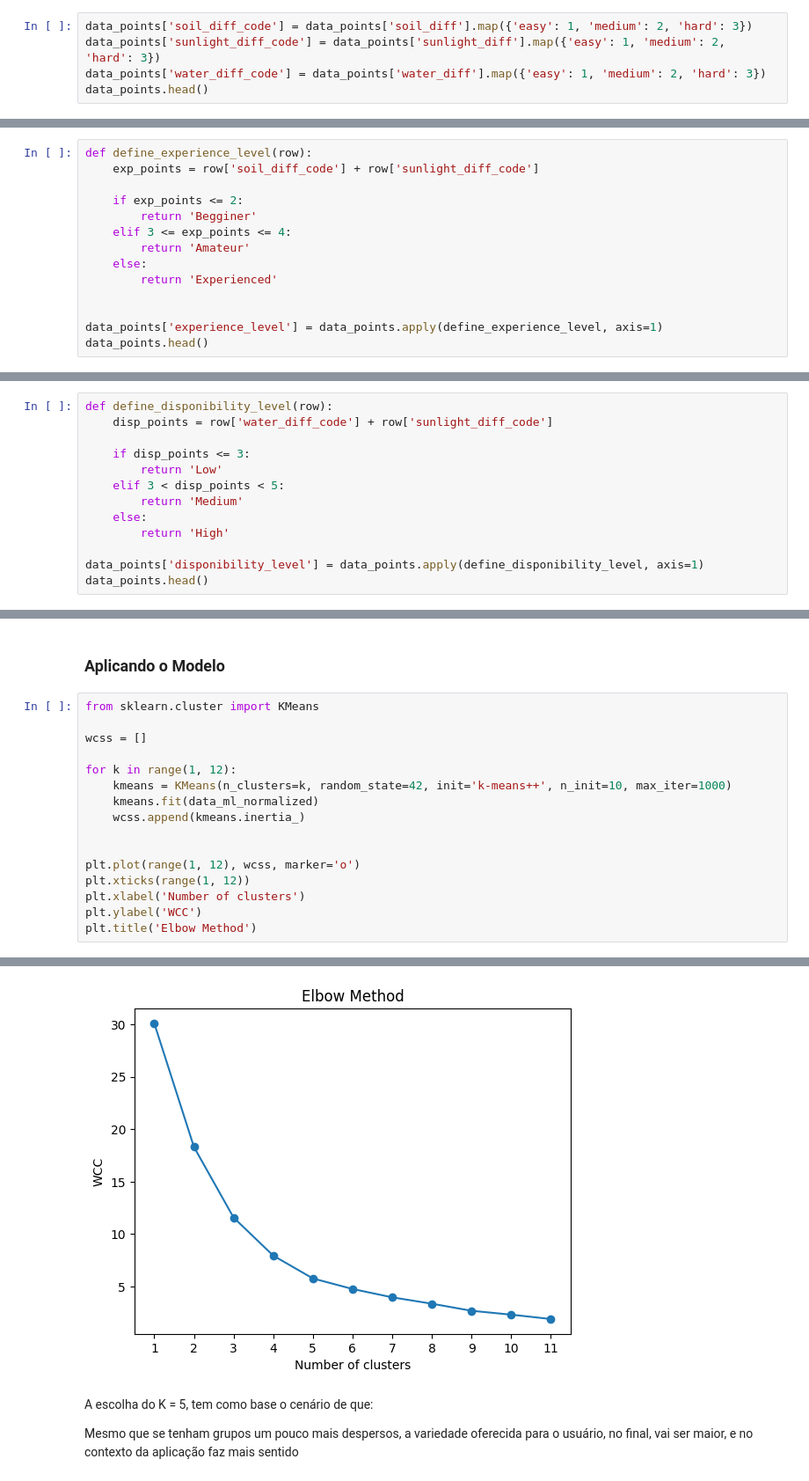
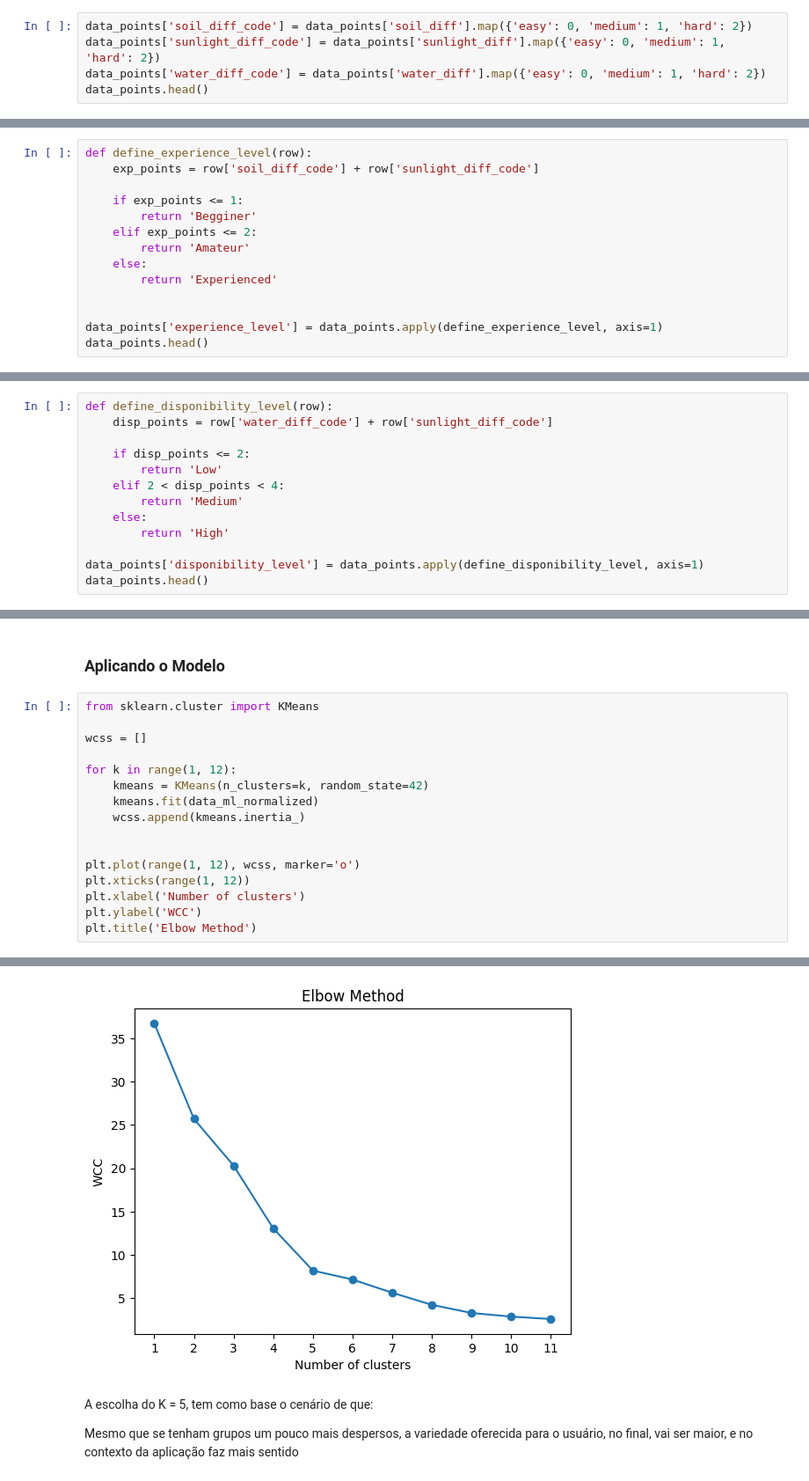
Before and after one commit to Chroma-CESAR/Rooted, a Jupyter notebook: notebooks/model.ipynb, the cells around one changed output, grey strips where cells are left out. Shown: that part at 88% size. Saved outputs shown, nothing was run; the diff lists cells and outputs as text.

```diff
--- a/notebooks/model.ipynb
+++ b/notebooks/model.ipynb
@@ -128,7 +128,7 @@ data_points.head()
 # %%
-data_points['soil_diff_code'] = data_points['soil_diff'].map({'easy': 1, 'medium': 2, 'hard': 3})
-data_points['sunlight_diff_code'] = data_points['sunlight_diff'].map({'easy': 1, 'medium': 2, 'hard': 3})
-data_points['water_diff_code'] = data_points['water_diff'].map({'easy': 1, 'medium': 2, 'hard': 3})
+data_points['soil_diff_code'] = data_points['soil_diff'].map({'easy': 0, 'medium': 1, 'hard': 2})
+data_points['sunlight_diff_code'] = data_points['sunlight_diff'].map({'easy': 0, 'medium': 1, 'hard': 2})
+data_points['water_diff_code'] = data_points['water_diff'].map({'easy': 0, 'medium': 1, 'hard': 2})
 data_points.head()
 # %% [output]
 |  | name | venomous | ind_pets | size | ind_apartment | size_code | soil_diff | sunlight_diff | water_diff | ... |
@@ -143,9 +143,9 @@ data_points.head()
 def define_experience_level(row):
     exp_points = row['soil_diff_code'] + row['sunlight_diff_code']
 
-    if exp_points <= 2:
+    if exp_points <= 1:
         return 'Begginer'
-    elif 3 <= exp_points <= 4:
+    elif exp_points <= 2:
         return 'Amateur'
     else:
         return 'Experienced'
@@ -164,9 +172,9 @@ data_points.head()
 def define_disponibility_level(row):
     disp_points = row['water_diff_code'] + row['sunlight_diff_code']
 
-    if disp_points <= 3:
+    if disp_points <= 2:
         return 'Low'
-    elif 3 < disp_points < 5:
+    elif 2 < disp_points < 4:
         return 'Medium'
     else:
         return 'High'
@@ -252,22 +268,22 @@ data_ml_normalized
 # %%
 from sklearn.cluster import KMeans
 
 wcss = []
 
 for k in range(1, 12):
-    kmeans = KMeans(n_clusters=k, random_state=42, init='k-means++', n_init=10, max_iter=1000)
+    kmeans = KMeans(n_clusters=k, random_state=42)
     kmeans.fit(data_ml_normalized)
     wcss.append(kmeans.inertia_)
 
 
 plt.plot(range(1, 12), wcss, marker='o')
 plt.xticks(range(1, 12))
 plt.xlabel('Number of clusters')
 plt.ylabel('WCC')
 plt.title('Elbow Method')
 # %% [output]
 Text(0.5, 1.0, 'Elbow Method')
-[figure, old version]
+[figure, new version]
 # %% [markdown]
 A escolha do K = 5, tem como base o cenário de que:
 
```
Also changed, not shown: parts of 48 cells of this notebook, 5 other files.
